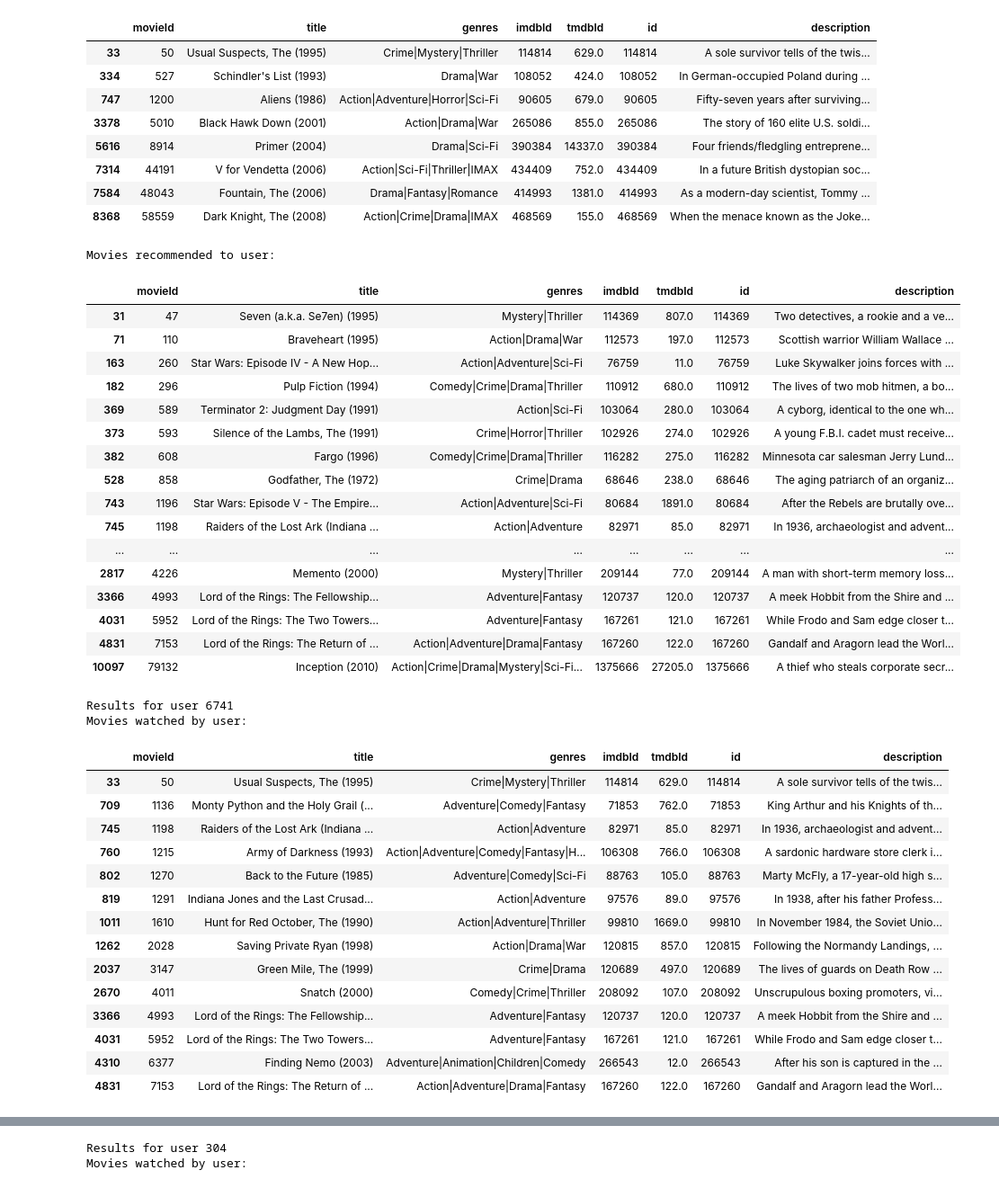
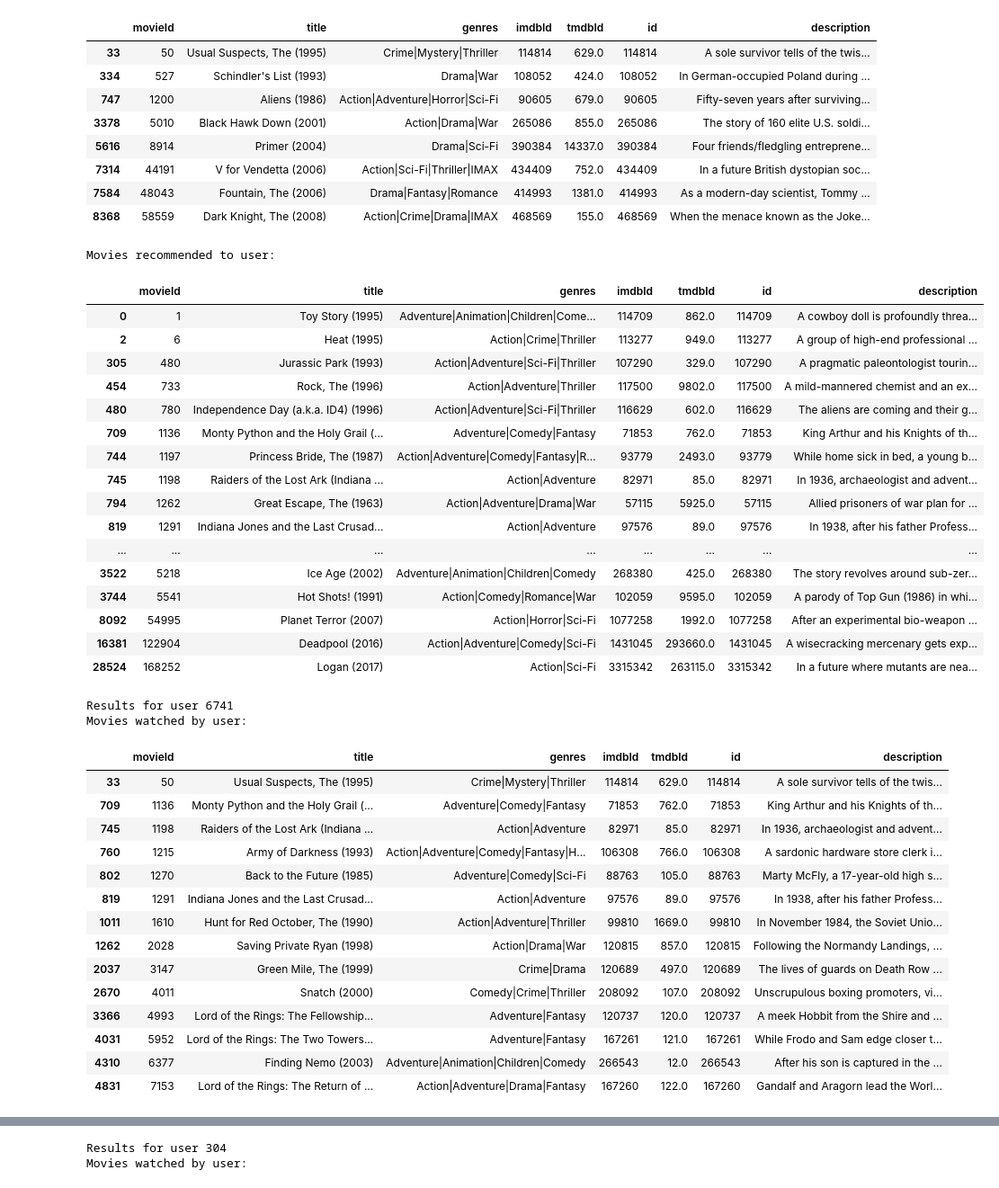
Before and after one commit to radziko/ctds_02807, a Jupyter notebook: graph3_evaluate.ipynb, the cells around one changed output, grey strips where cells are left out. Shown at 90% size. Cells and saved outputs as stored; diff of their text form; code cells hidden in the pictures.

```diff
--- a/graph3_evaluate.ipynb
+++ b/graph3_evaluate.ipynb
@@ -44,6 +44,9 @@ plt.show()
 with open("data/predictions_weighted.pickle", "rb") as f:
     preds_weighted = pickle.load(f)
 
+with open("data/predictions_combined.pickle", "rb") as f:
+    preds_combined = pickle.load(f)
+
 with open("data/predictions.pickle", "rb") as f:
     preds = pickle.load(f)
 # %%
@@ -57,45 +60,45 @@ def get_movie_by_ids(movie_ids: list[int]):
 # %%
 for user_id in preds_weighted.keys():
     print("Results for user", user_id)
-    predicted_movies_for_user = preds_weighted[user_id]
+    predicted_movies_for_user = preds_combined[user_id]
 
     movies_watched = get_movies_watched_for_user(user_id)
 
     print("Movies watched by user:")
     display(movies_watched)
 
     print("Movies recommended to user:")
     display(get_movie_by_ids(predicted_movies_for_user[:20]))
 # %% [output]
 Results for user 304
 Movies watched by user:
 |  | movieId | title | genres | imdbId | tmdbId | id | description |
 | 33 | 50 | Usual Suspects, The (1995) | Crime|Mystery|Thriller | 114814 | 629.0 | 114814 | A sole survivor tells of the twis... |
 | 334 | 527 | Schindler's List (1993) | Drama|War | 108052 | 424.0 | 108052 | In German-occupied Poland during ... |
 | 747 | 1200 | Aliens (1986) | Action|Adventure|Horror|Sci-Fi | 90605 | 679.0 | 90605 | Fifty-seven years after surviving... |
 | 3378 | 5010 | Black Hawk Down (2001) | Action|Drama|War | 265086 | 855.0 | 265086 | The story of 160 elite U.S. soldi... |
 | 5616 | 8914 | Primer (2004) | Drama|Sci-Fi | 390384 | 14337.0 | 390384 | Four friends/fledgling entreprene... |
 | 7314 | 44191 | V for Vendetta (2006) | Action|Sci-Fi|Thriller|IMAX | 434409 | 752.0 | 434409 | In a future British dystopian soc... |
 | 7584 | 48043 | Fountain, The (2006) | Drama|Fantasy|Romance | 414993 | 1381.0 | 414993 | As a modern-day scientist, Tommy ... |
 | 8368 | 58559 | Dark Knight, The (2008) | Action|Crime|Drama|IMAX | 468569 | 155.0 | 468569 | When the menace known as the Joke... |
 Movies recommended to user:
 |  | movieId | title | genres | imdbId | tmdbId | id | description |
-| 31 | 47 | Seven (a.k.a. Se7en) (1995) | Mystery|Thriller | 114369 | 807.0 | 114369 | Two detectives, a rookie and a ve... |
-| 71 | 110 | Braveheart (1995) | Action|Drama|War | 112573 | 197.0 | 112573 | Scottish warrior William Wallace ... |
-| 163 | 260 | Star Wars: Episode IV - A New Hop... | Action|Adventure|Sci-Fi | 76759 | 11.0 | 76759 | Luke Skywalker joins forces with ... |
-| 182 | 296 | Pulp Fiction (1994) | Comedy|Crime|Drama|Thriller | 110912 | 680.0 | 110912 | The lives of two mob hitmen, a bo... |
-| 369 | 589 | Terminator 2: Judgment Day (1991) | Action|Sci-Fi | 103064 | 280.0 | 103064 | A cyborg, identical to the one wh... |
-| 373 | 593 | Silence of the Lambs, The (1991) | Crime|Horror|Thriller | 102926 | 274.0 | 102926 | A young F.B.I. cadet must receive... |
-| 382 | 608 | Fargo (1996) | Comedy|Crime|Drama|Thriller | 116282 | 275.0 | 116282 | Minnesota car salesman Jerry Lund... |
-| 528 | 858 | Godfather, The (1972) | Crime|Drama | 68646 | 238.0 | 68646 | The aging patriarch of an organiz... |
-| 743 | 1196 | Star Wars: Episode V - The Empire... | Action|Adventure|Sci-Fi | 80684 | 1891.0 | 80684 | After the Rebels are brutally ove... |
+| 0 | 1 | Toy Story (1995) | Adventure|Animation|Children|Come... | 114709 | 862.0 | 114709 | A cowboy doll is profoundly threa... |
+| 2 | 6 | Heat (1995) | Action|Crime|Thriller | 113277 | 949.0 | 113277 | A group of high-end professional ... |
+| 305 | 480 | Jurassic Park (1993) | Action|Adventure|Sci-Fi|Thriller | 107290 | 329.0 | 107290 | A pragmatic paleontologist tourin... |
+| 454 | 733 | Rock, The (1996) | Action|Adventure|Thriller | 117500 | 9802.0 | 117500 | A mild-mannered chemist and an ex... |
+| 480 | 780 | Independence Day (a.k.a. ID4) (1996) | Action|Adventure|Sci-Fi|Thriller | 116629 | 602.0 | 116629 | The aliens are coming and their g... |
+| 709 | 1136 | Monty Python and the Holy Grail (... | Adventure|Comedy|Fantasy | 71853 | 762.0 | 71853 | King Arthur and his Knights of th... |
+| 744 | 1197 | Princess Bride, The (1987) | Action|Adventure|Comedy|Fantasy|R... | 93779 | 2493.0 | 93779 | While home sick in bed, a young b... |
 | 745 | 1198 | Raiders of the Lost Ark (Indiana ... | Action|Adventure | 82971 | 85.0 | 82971 | In 1936, archaeologist and advent... |
+| 794 | 1262 | Great Escape, The (1963) | Action|Adventure|Drama|War | 57115 | 5925.0 | 57115 | Allied prisoners of war plan for ... |
+| 819 | 1291 | Indiana Jones and the Last Crusad... | Action|Adventure | 97576 | 89.0 | 97576 | In 1938, after his father Profess... |
 | ... | ... | ... | ... | ... | ... | ... | ... |
-| 2817 | 4226 | Memento (2000) | Mystery|Thriller | 209144 | 77.0 | 209144 | A man with short-term memory loss... |
-| 3366 | 4993 | Lord of the Rings: The Fellowship... | Adventure|Fantasy | 120737 | 120.0 | 120737 | A meek Hobbit from the Shire and ... |
-| 4031 | 5952 | Lord of the Rings: The Two Towers... | Adventure|Fantasy | 167261 | 121.0 | 167261 | While Frodo and Sam edge closer t... |
-| 4831 | 7153 | Lord of the Rings: The Return of ... | Action|Adventure|Drama|Fantasy | 167260 | 122.0 | 167260 | Gandalf and Aragorn lead the Worl... |
-| 10097 | 79132 | Inception (2010) | Action|Crime|Drama|Mystery|Sci-Fi... | 1375666 | 27205.0 | 1375666 | A thief who steals corporate secr... |
+| 3522 | 5218 | Ice Age (2002) | Adventure|Animation|Children|Comedy | 268380 | 425.0 | 268380 | The story revolves around sub-zer... |
+| 3744 | 5541 | Hot Shots! (1991) | Action|Comedy|Romance|War | 102059 | 9595.0 | 102059 | A parody of Top Gun (1986) in whi... |
+| 8092 | 54995 | Planet Terror (2007) | Action|Horror|Sci-Fi | 1077258 | 1992.0 | 1077258 | After an experimental bio-weapon ... |
+| 16381 | 122904 | Deadpool (2016) | Action|Adventure|Comedy|Sci-Fi | 1431045 | 293660.0 | 1431045 | A wisecracking mercenary gets exp... |
+| 28524 | 168252 | Logan (2017) | Action|Sci-Fi | 3315342 | 263115.0 | 3315342 | In a future where mutants are nea... |
 Results for user 6741
 Movies watched by user:
 |  | movieId | title | genres | imdbId | tmdbId | id | description |
```
Also changed, not shown: parts of 4 cells of this notebook, 2 other files.
